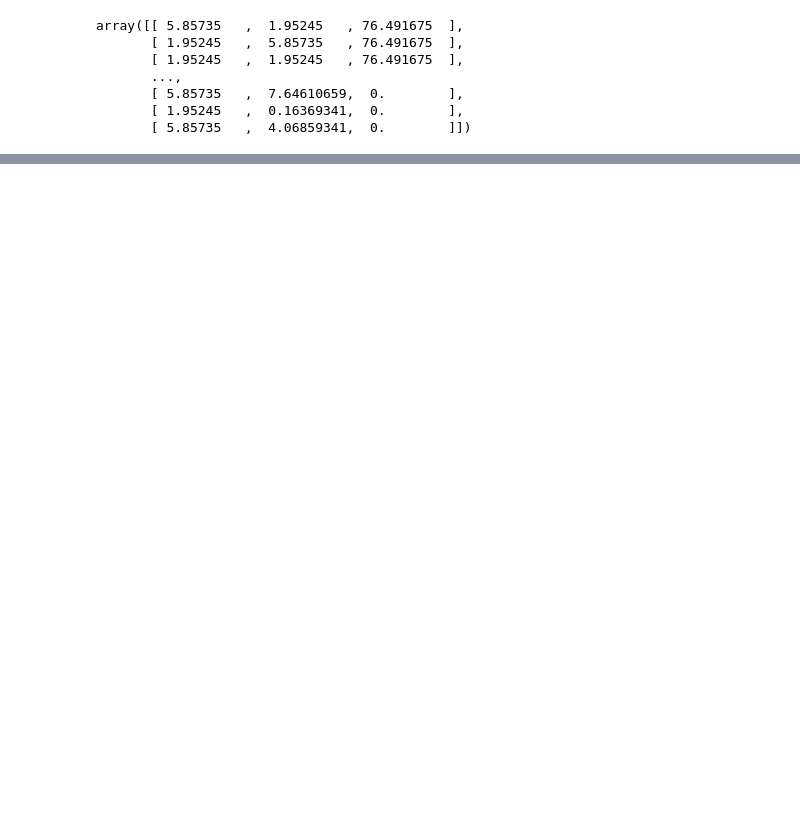
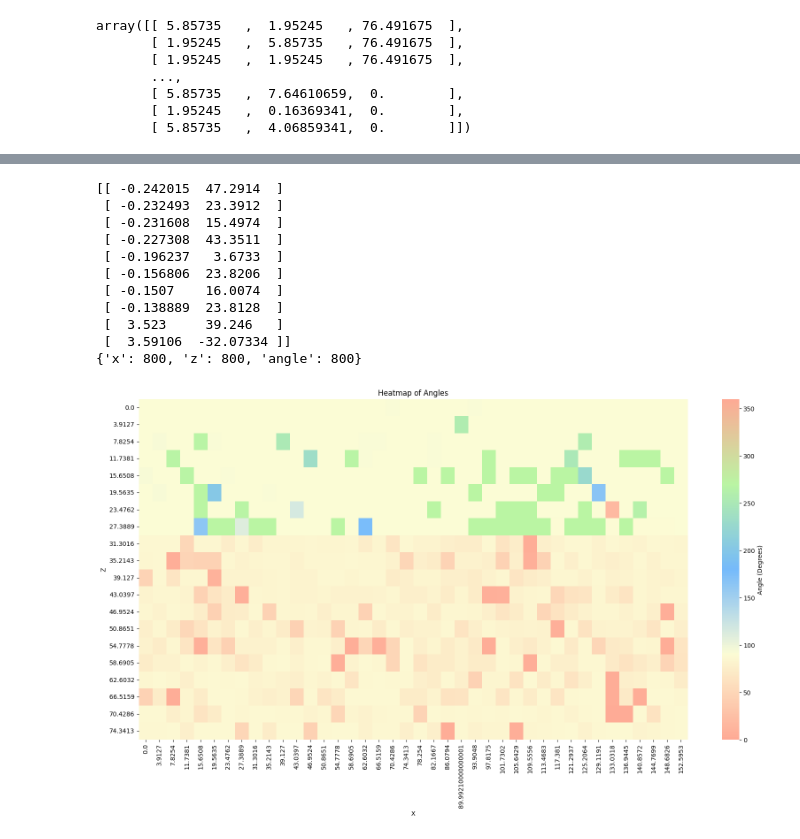
Before and after one commit to Caesarlo/code, a Jupyter notebook: plot_script/psto/test.ipynb, the cells around one changed output, grey strips where cells are left out. Cells and saved outputs as stored; diff of their text form; code cells hidden in the pictures; blank space fills up the shorter version.

Commit message:
psto pol

```diff
--- a/plot_script/psto/test.ipynb
+++ b/plot_script/psto/test.ipynb
@@ -38,0 +65,58 @@ array([[ 5.85735   ,  1.95245   , 76.491675  ],
+# %%
+from matplotlib.colors import LinearSegmentedColormap
+
+colors = [
+            '#FEAA95',      # 0° (100)
+            '#FCFCD5',    # 90° (001)
+            '#75BAFB',     # 180° (-100)
+            '#BAF5A3',   # 270° (00-1)
+            '#FEAA95'       # 360° (回到起点)
+        ]
+
+        # colors = ['white', 'white', 'white', 'white', 'white']
+        # 创建循环颜色映射
+cyclic_cmap = LinearSegmentedColormap.from_list(
+            'cyclic', colors, N=256)
+# %%
+import pandas as pd
+import matplotlib.pyplot as plt
+import seaborn as sns
+
+# 定义数据
+data=pd.read_csv('D:/work/code/plot_script/psto/plot_polarization/data/angle_data.csv')
+offset_vectors=np.load('D:/work/code/plot_script/psto/plot_polarization/data/offset_vectors.npy')
+
+offset_vectors=offset_vectors[:,[0,2]]
+print(offset_vectors[:10])
+
+# 检查长度
+lengths = {k: len(v) for k, v in data.items()}
+print(lengths)
+
+# 如果长度一致，则创建DataFrame
+df = pd.DataFrame(data)
+
+# 创建透视表用于绘制热力图
+heatmap_data = df.pivot(index='z', columns='x', values='angle')
+
+# 使用seaborn绘制热力图
+plt.figure(figsize=(20, 10))
+sns.heatmap(heatmap_data, cmap=cyclic_cmap, annot=False, fmt='.2f', cbar_kws={'label': 'Angle (Degrees)'},vmin=0,vmax=360)
+
+plt.title("Heatmap of Angles")
+plt.xlabel('X')
+plt.ylabel('Z')
+plt.show()
+# %% [output]
+[[ -0.242015  47.2914  ]
+ [ -0.232493  23.3912  ]
+ [ -0.231608  15.4974  ]
+ [ -0.227308  43.3511  ]
+ [ -0.196237   3.6733  ]
+ [ -0.156806  23.8206  ]
+ [ -0.1507    16.0074  ]
+ [ -0.138889  23.8128  ]
+ [  3.523     39.246   ]
+ [  3.59106  -32.07334 ]]
+{'x': 800, 'z': 800, 'angle': 800}
+[figure, added]
```
Also changed, not shown: parts of 2 cells of this notebook, 17 other files.
